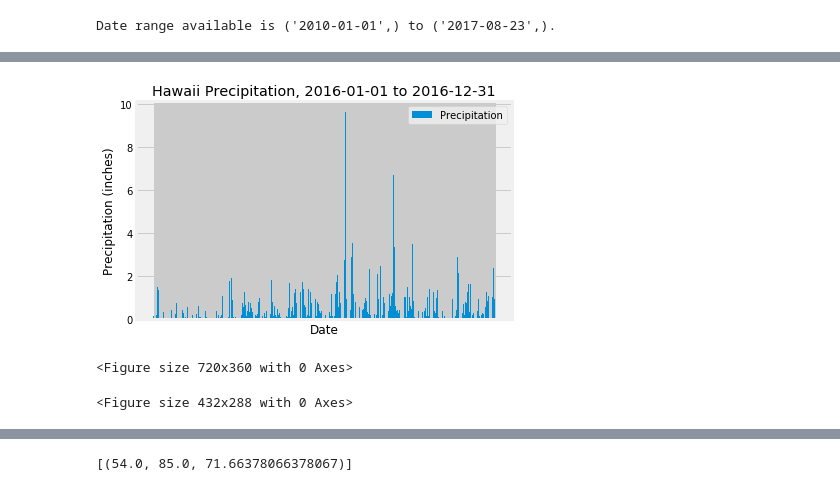
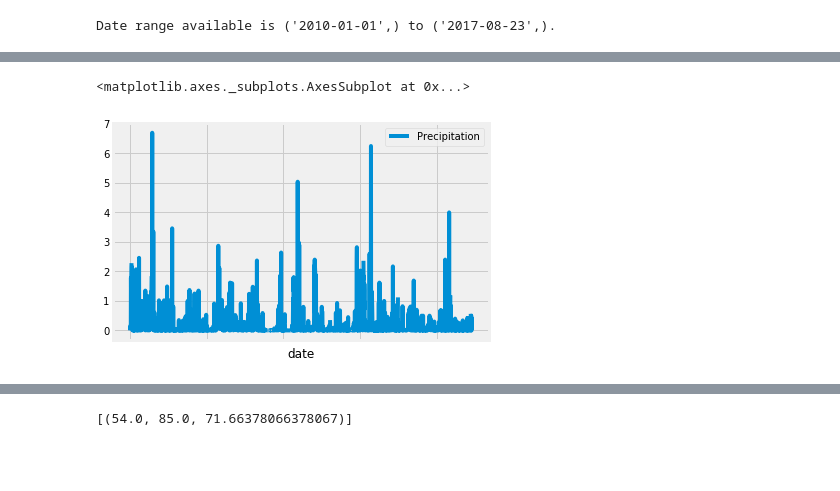
Before and after one commit to robert-rd-wood/Homework-10, a Jupyter notebook: climate.ipynb, the cells around one changed output, grey strips where cells are left out. Cells and saved outputs as stored; diff of their text form; code cells hidden in the pictures; blank space fills up the shorter version.

```diff
--- a/climate.ipynb
+++ b/climate.ipynb
@@ -138,27 +137,9 @@ prcp_df.head()
-# %%
-# Use Pandas Plotting with Matplotlib to plot the data
-fig,ax=plt.subplots()
-plt.figure(figsize=(10,5))
-ax.bar(prcp_df.index.values,prcp_df['prcp'],label='Precipitation')
-# plt.xticks(tick_locations, rain_df["State"], rotation="vertical")
-ax.set_title(f"Hawaii Precipitation, {year_ago} to {query_date}")
-ax.set_xlabel("Date")
-ax.set_ylabel("Precipitation (inches)")
-ax.legend()
-
-ax.tick_params(
-    axis='x',          # changes apply to the x-axis
-    which='both',      # both major and minor ticks are affected
-    bottom=False,      # ticks along the bottom edge are off
-    top=False,         # ticks along the top edge are off
-    labelbottom=False) # labels along the bottom edge are off
-
-plt.show()
-plt.tight_layout()
-# %% [output]
-[figure, removed]
-<Figure size 720x360 with 0 Axes>
-<Figure size 432x288 with 0 Axes>
+# %%
+# Use Pandas Plotting with Matplotlib to plot the data
+prcp_df.plot(x_compat=True)
+# %% [output]
+<matplotlib.axes._subplots.AxesSubplot at 0x...>
+[figure, added]
 # %%
 # Use Pandas to calculate the summary statistics for the precipitation data
 prcp_df.describe()
```
Also changed, not shown: parts of 8 cells of this notebook.
